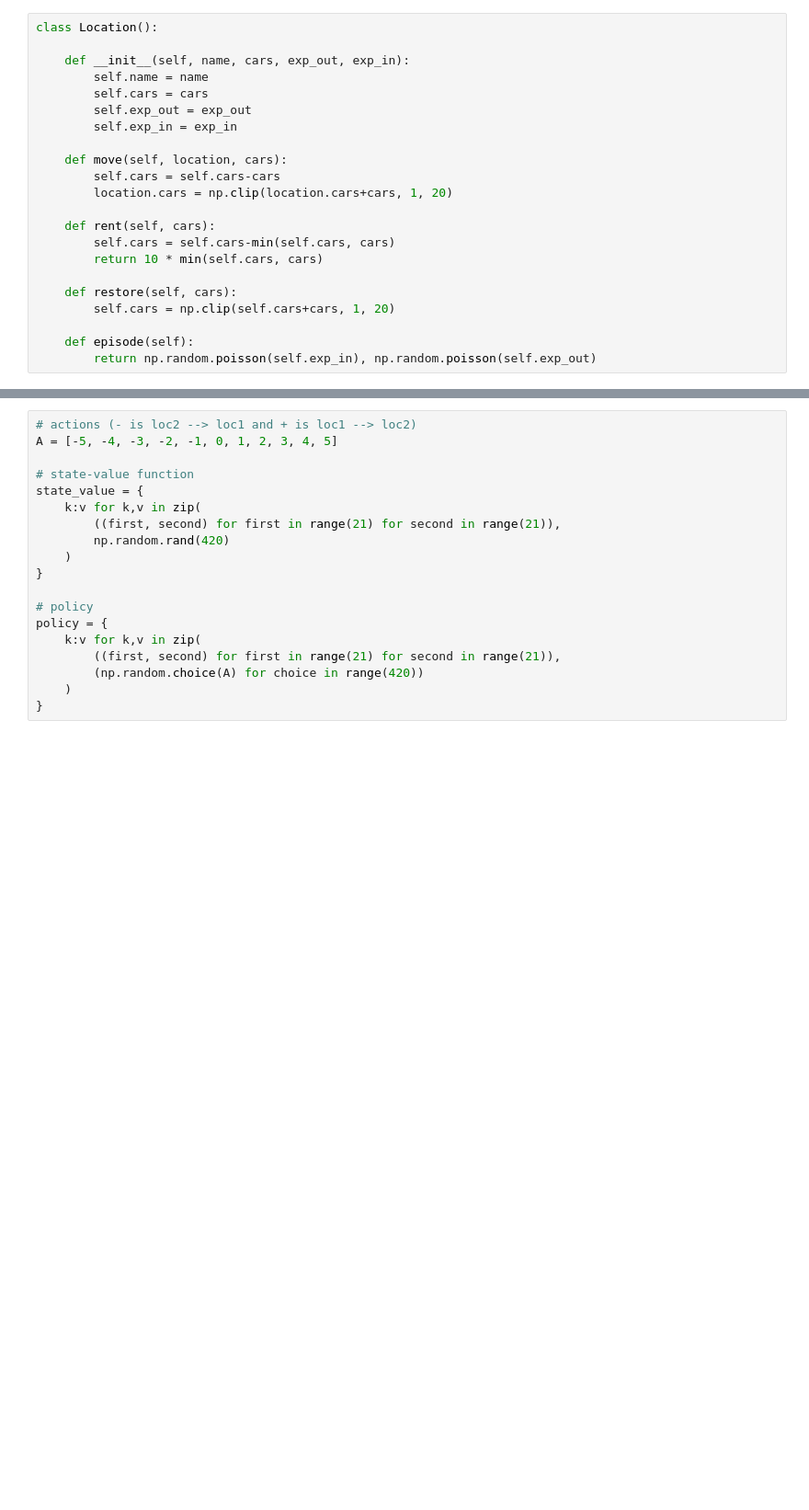
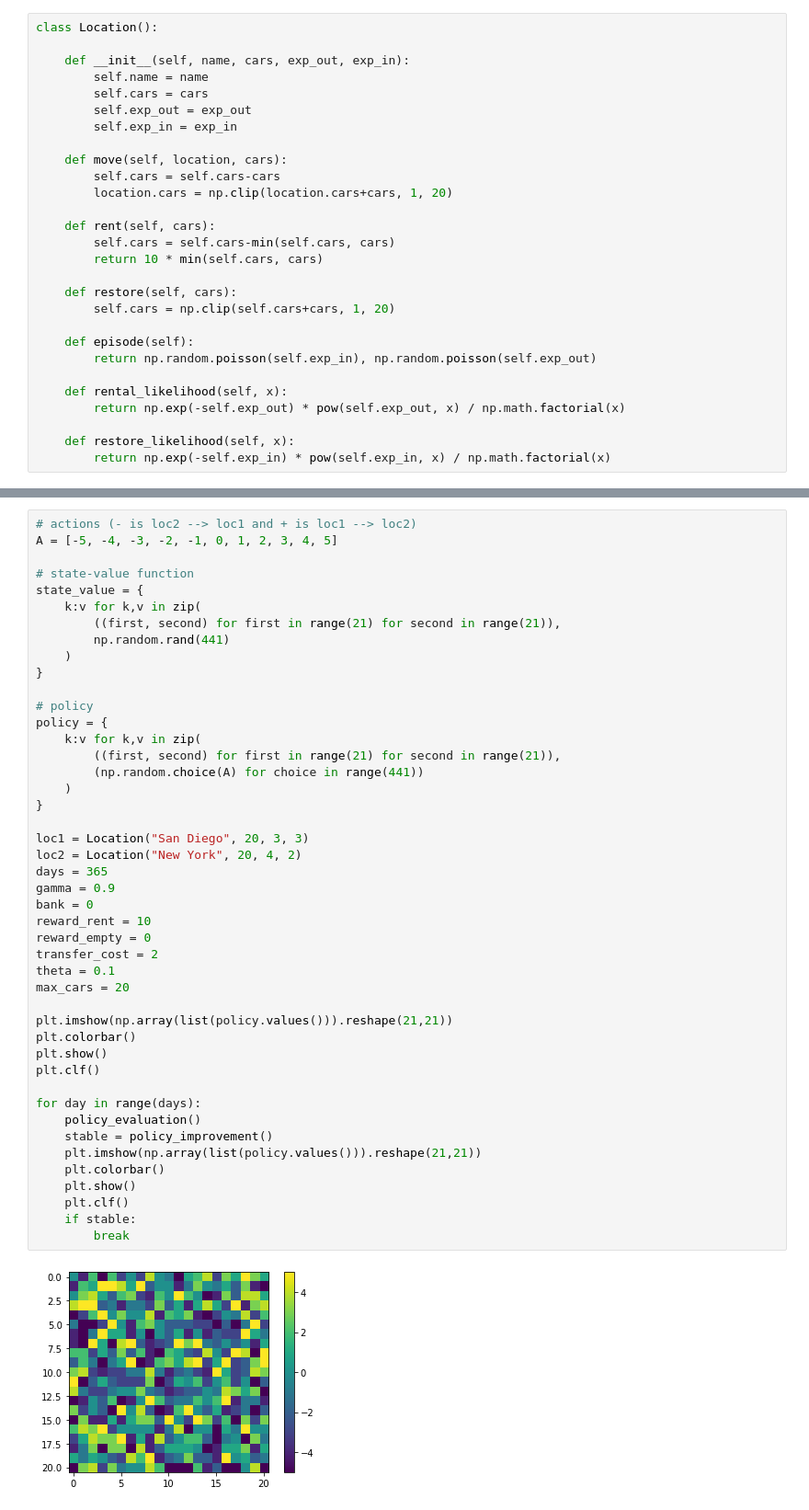
Before and after one commit to garrett-partenza-us/reinforcement-learning, a Jupyter notebook: ex3/ex3.ipynb, the cells around one changed output, grey strips where cells are left out. Shown: that part at 92% size. Saved outputs shown, nothing was run; the diff lists cells and outputs as text; blank space fills up the shorter version.

```diff
--- a/ex3/ex3.ipynb
+++ b/ex3/ex3.ipynb
@@ -24,3 +25,9 @@ class Location():
 
     def episode(self):
         return np.random.poisson(self.exp_in), np.random.poisson(self.exp_out)
+
+    def rental_likelihood(self, x):
+        return np.exp(-self.exp_out) * pow(self.exp_out, x) / np.math.factorial(x)
+
+    def restore_likelihood(self, x):
+        return np.exp(-self.exp_in) * pow(self.exp_in, x) / np.math.factorial(x)
@@ -27,19 +91,47 @@ class Location():
 # %%
 # actions (- is loc2 --> loc1 and + is loc1 --> loc2)
 A = [-5, -4, -3, -2, -1, 0, 1, 2, 3, 4, 5]
 
 # state-value function
 state_value = {
     k:v for k,v in zip(
         ((first, second) for first in range(21) for second in range(21)),
-        np.random.rand(420)
+        np.random.rand(441)
     )
 }
 
 # policy
 policy = {
     k:v for k,v in zip(
         ((first, second) for first in range(21) for second in range(21)),
-        (np.random.choice(A) for choice in range(420))
+        (np.random.choice(A) for choice in range(441))
     )
 }
+
+loc1 = Location("San Diego", 20, 3, 3)
+loc2 = Location("New York", 20, 4, 2)
+days = 365
+gamma = 0.9
+bank = 0
+reward_rent = 10
+reward_empty = 0
+transfer_cost = 2
+theta = 0.1
+max_cars = 20
+
+plt.imshow(np.array(list(policy.values())).reshape(21,21))
+plt.colorbar()
+plt.show()
+plt.clf()
+
+for day in range(days):
+    policy_evaluation()
+    stable = policy_improvement()
+    plt.imshow(np.array(list(policy.values())).reshape(21,21))
+    plt.colorbar()
+    plt.show()
+    plt.clf()
+    if stable:
+        break
+# %% [output]
+[figure, added]
```
Also changed, not shown: parts of 8 cells of this notebook.
